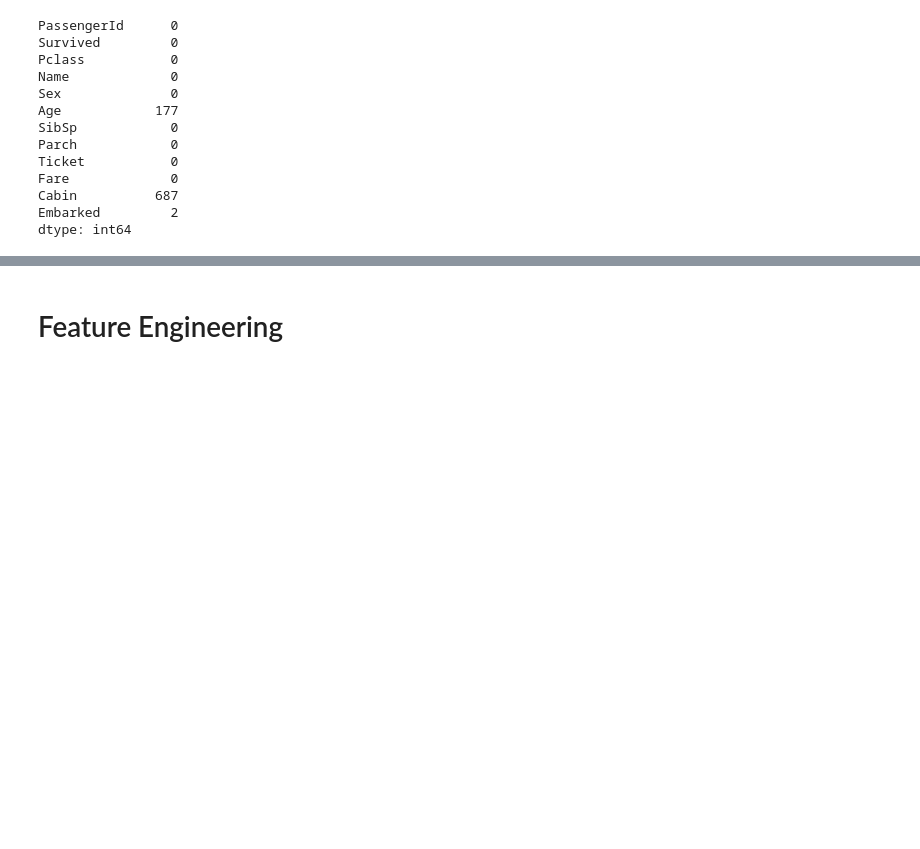
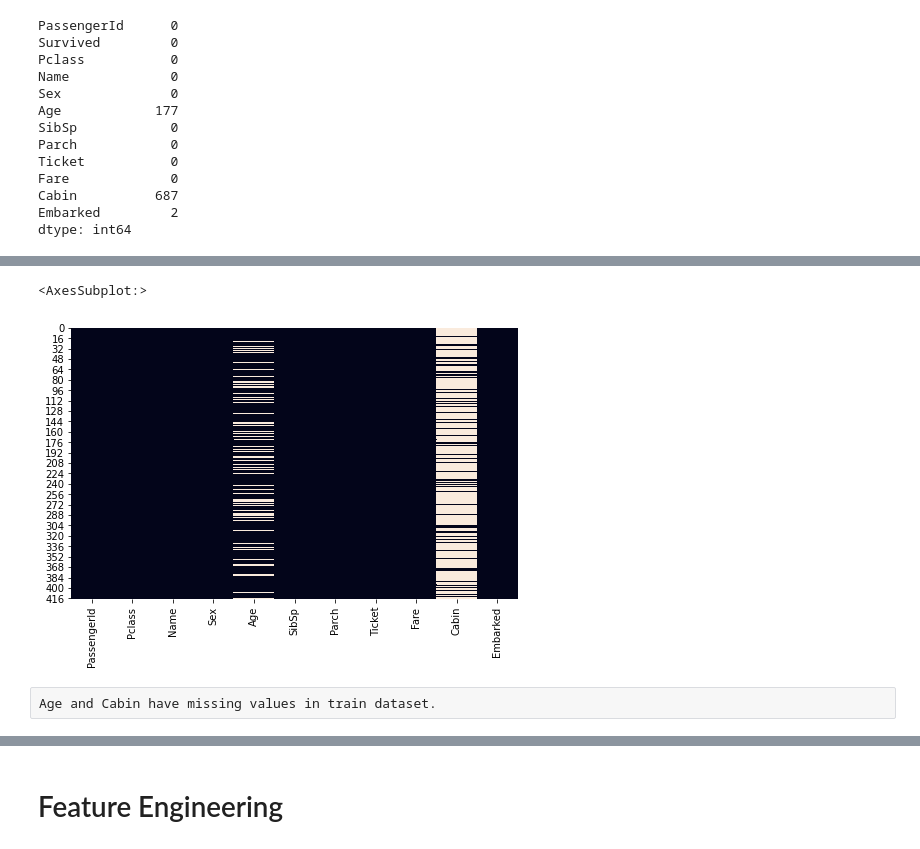
Before and after one commit to srpanchal/titanic-kaggle-Machine-Learning, a Jupyter notebook: titanic.ipynb, the cells around one changed output, grey strips where cells are left out. Drawn from its saved outputs; the diff is of its cells as text; code cells hidden in the pictures; blank space fills up the shorter version.

```diff
--- a/titanic.ipynb
+++ b/titanic.ipynb
@@ -59,0 +87,9 @@ dtype: int64
+# %%
+#Missing values in Test dataset
+plt.figure(figsize=(8,5))
+sns.heatmap(test.isnull(), cbar=False)
+# %% [output]
+<AxesSubplot:>
+[figure, added]
+# %% [raw]
+Age and Cabin have missing values in train dataset.
```
Also changed, not shown: parts of 23 cells of this notebook.
